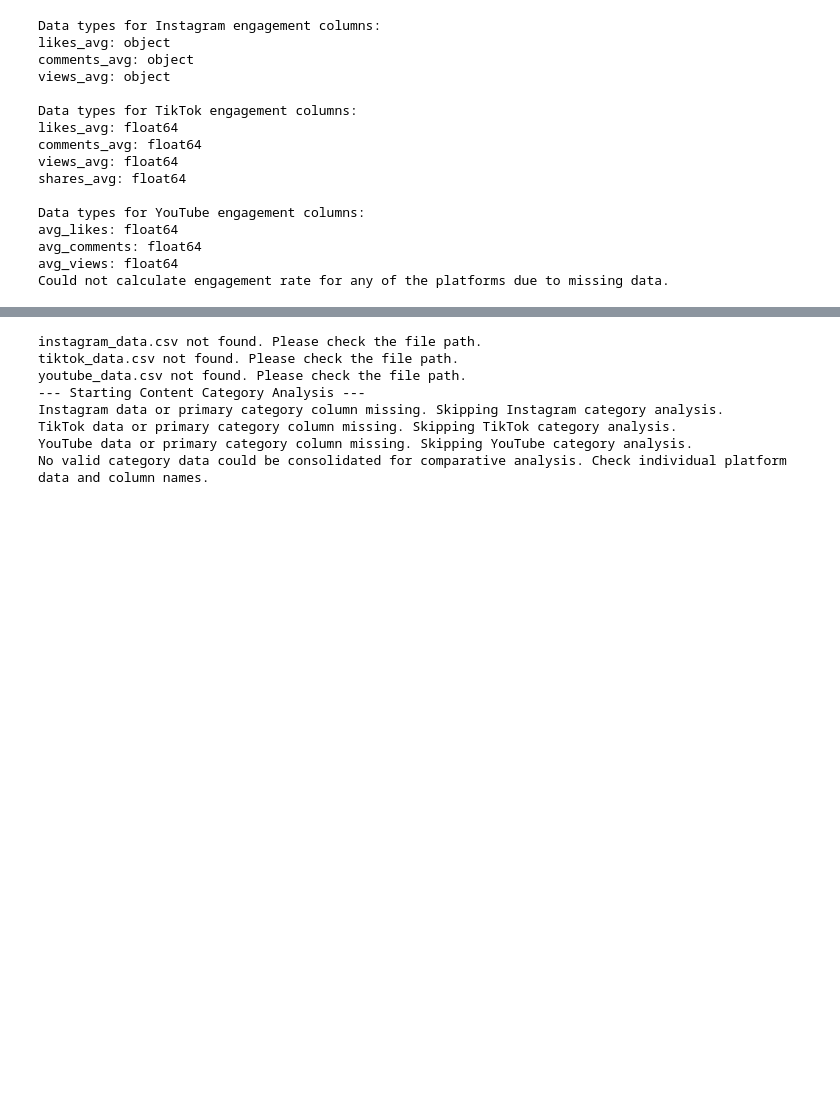
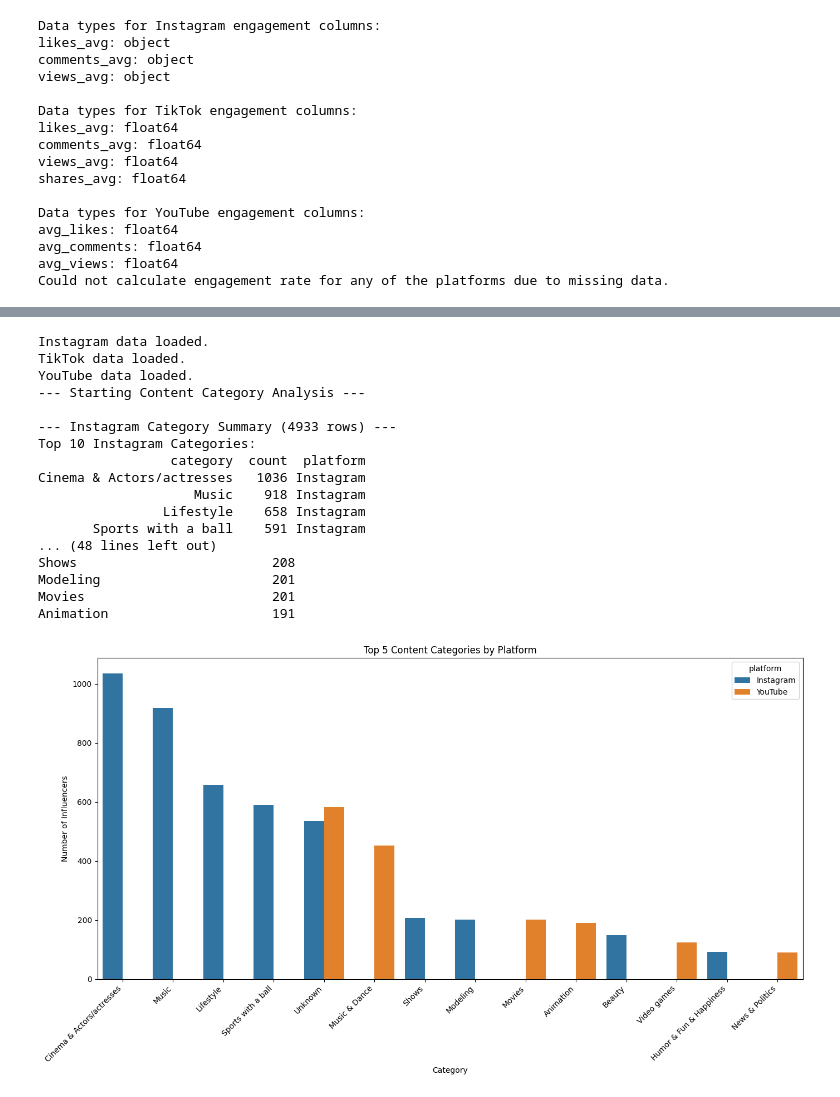
Before and after one commit to AlexOrtiz5/Social_Media, a Jupyter notebook: Social_Media_Deep_Exploration.ipynb, the cells around one changed output, grey strips where cells are left out. Cells and saved outputs as stored; diff of their text form; code cells hidden in the pictures; blank space fills up the shorter version.

```diff
--- a/Social_Media_Deep_Exploration.ipynb
+++ b/Social_Media_Deep_Exploration.ipynb
@@ -416,50 +430,60 @@ def analyze_content_categories(insta_df, tiktok_df, youtube_df,
 # or provide the full path to the files.
 
 try:
-    # Adjust 'category_1' and 'category_2' if your actual column names are different
-    insta_df = pd.read_csv('instagram_data.csv')
+    # Ensure these columns exist in your Instagram data
+    insta_df = pd.read_csv('./Clean_Data/merged_instagram_data_cleaned.csv')
     print("Instagram data loaded.")
 except FileNotFoundError:
     print("instagram_data.csv not found. Please check the file path.")
     insta_df = None
 
 try:
-    # Adjust 'category_1' and 'category_2' if your actual column names are different
-    tiktok_df = pd.read_csv('tiktok_data.csv')
+    # Ensure these columns exist in your TikTok data
+    tiktok_df = pd.read_csv('./Clean_Data/merged_tiktok_data_cleaned.csv')
     print("TikTok data loaded.")
 except FileNotFoundError:
     print("tiktok_data.csv not found. Please check the file path.")
     tiktok_df = None
 
 try:
-    # Adjust 'category_1' and 'category_2' if your actual column names are different
-    youtube_df = pd.read_csv('youtube_data.csv')
+    # Ensure these columns exist in your YouTube data
+    youtube_df = pd.read_csv('./Clean_Data/merged_youtube_data_cleaned.csv')
     print("YouTube data loaded.")
 except FileNotFoundError:
     print("youtube_data.csv not found. Please check the file path.")
     youtube_df = None
 
 # --- Call the Main Analysis Function ---
 # This is where you actually run the analysis with your loaded DataFrames
 # Ensure the column names here EXACTLY match the column names in your loaded DataFrames.
 # If your category column is named 'Content_Type' in TikTok, change 'tiktok_category_col_1' below.
 analyze_content_categories(
     insta_df=insta_df,
     tiktok_df=tiktok_df,
     youtube_df=youtube_df,
     insta_category_col_1='category_1', # Adjust if your Instagram category column is different
     insta_category_col_2='category_2', # Adjust if your Instagram secondary category column is different (or set to None if not present)
     tiktok_category_col_1='category_1', # Adjust if your TikTok category column is different
     tiktok_category_col_2='category_2', # Adjust if your TikTok secondary category column is different (or set to None if not present)
     yt_category_col_1='category_1',     # Adjust if your YouTube category column is different
     yt_category_col_2='category_2'      # Adjust if your YouTube secondary category column is different (or set to None if not present)
 )
 # %% [output]
-instagram_data.csv not found. Please check the file path.
-tiktok_data.csv not found. Please check the file path.
-youtube_data.csv not found. Please check the file path.
+Instagram data loaded.
+TikTok data loaded.
+YouTube data loaded.
 --- Starting Content Category Analysis ---
-Instagram data or primary category column missing. Skipping Instagram category analysis.
-TikTok data or primary category column missing. Skipping TikTok category analysis.
-YouTube data or primary category column missing. Skipping YouTube category analysis.
-No valid category data could be consolidated for comparative analysis. Check individual platform data and column names.
+
+--- Instagram Category Summary (4933 rows) ---
+Top 10 Instagram Categories:
+                 category  count  platform
+Cinema & Actors/actresses   1036 Instagram
+                    Music    918 Instagram
+                Lifestyle    658 Instagram
+       Sports with a ball    591 Instagram
+... (48 lines left out)
+Shows                         208
+Modeling                      201
+Movies                        201
+Animation                     191
+[figure, added]
```
Also changed, not shown: parts of 2 cells of this notebook.
